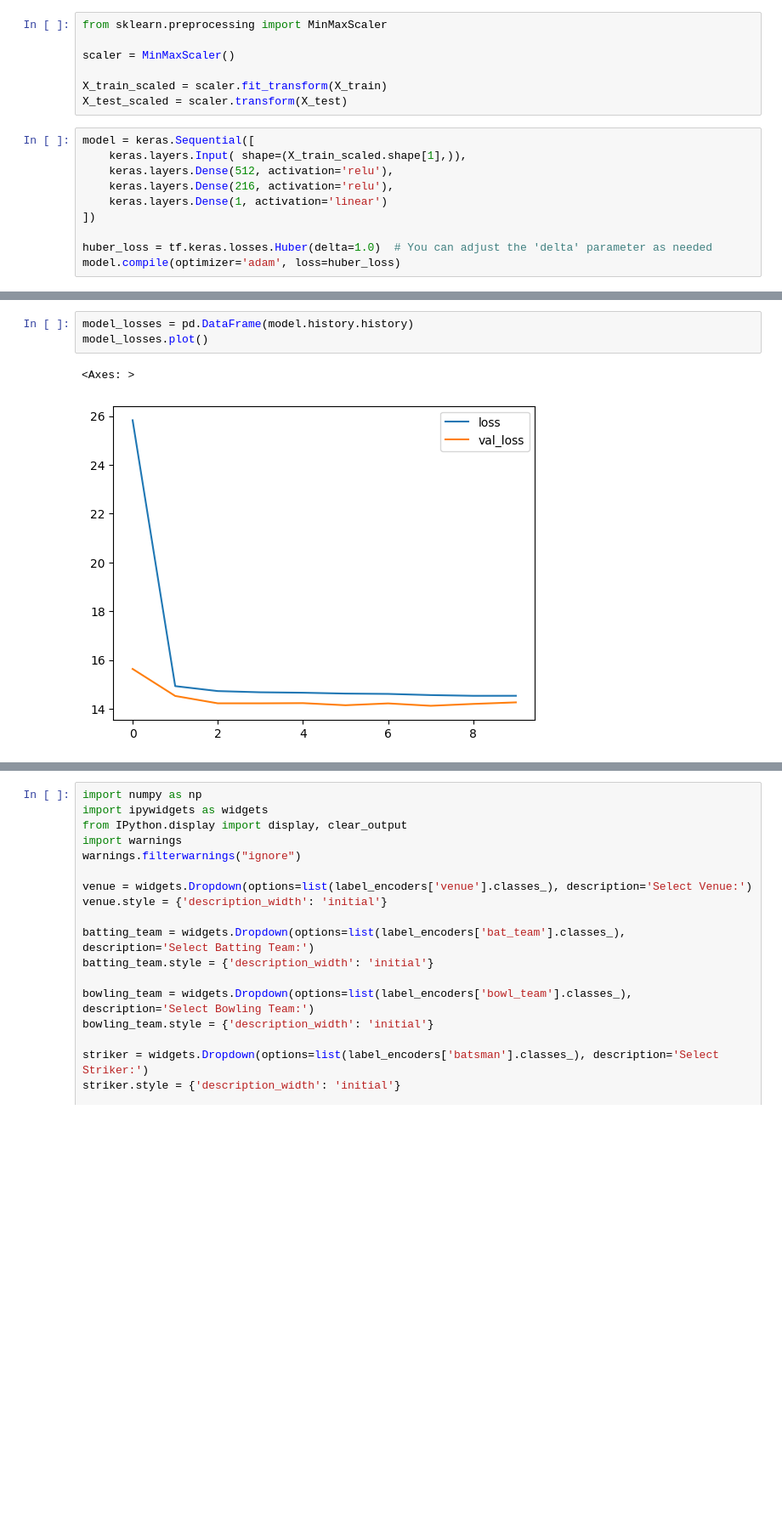
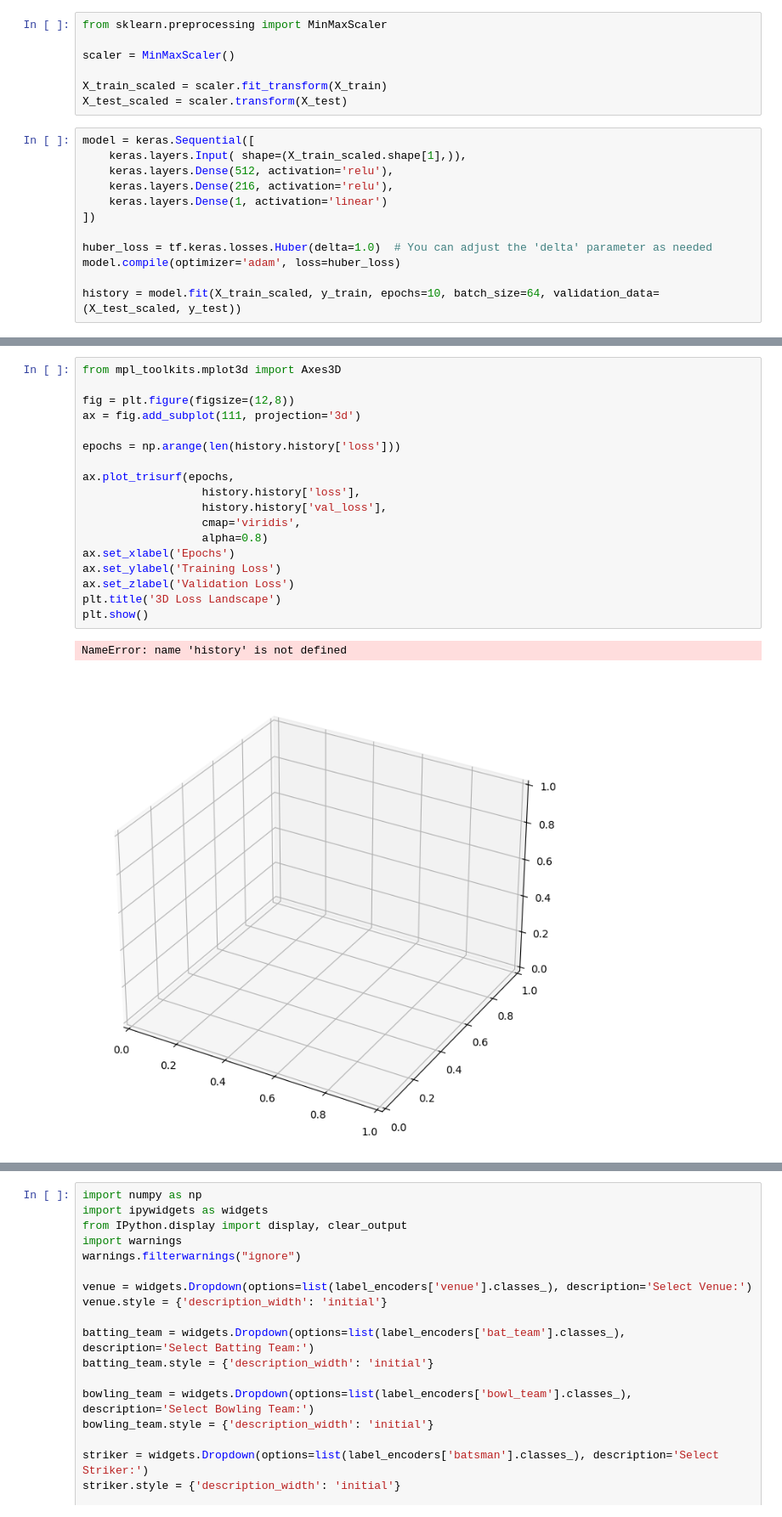
Before and after one commit to yashjagtap81/score-prediction, a Jupyter notebook: IPLScoreprediction.ipynb, the cells around one changed output, grey strips where cells are left out. Shown at 85% size. Drawn from its saved outputs; the diff is of its cells as text; blank space fills up the shorter version.

```diff
--- a/IPLScoreprediction.ipynb
+++ b/IPLScoreprediction.ipynb
@@ -94,4 +141,6 @@ model = keras.Sequential([
 
 huber_loss = tf.keras.losses.Huber(delta=1.0)  # You can adjust the 'delta' parameter as needed
 model.compile(optimizer='adam', loss=huber_loss)
+
+history = model.fit(X_train_scaled, y_train, epochs=10, batch_size=64, validation_data=(X_test_scaled, y_test))
 # %%
@@ -120,10 +159,25 @@ Epoch 10/10
 <keras.src.callbacks.history.History at 0x...>
-# %%
-model_losses = pd.DataFrame(model.history.history)
-model_losses.plot()
-# %% [output]
-<Axes: >
-[figure, removed]
+# %%
+from mpl_toolkits.mplot3d import Axes3D
+
+fig = plt.figure(figsize=(12,8))
+ax = fig.add_subplot(111, projection='3d')
+
+epochs = np.arange(len(history.history['loss']))
+
+ax.plot_trisurf(epochs,
+                  history.history['loss'],
+                  history.history['val_loss'],
+                  cmap='viridis',
+                  alpha=0.8)
+ax.set_xlabel('Epochs')
+ax.set_ylabel('Training Loss')
+ax.set_zlabel('Validation Loss')
+plt.title('3D Loss Landscape')
+plt.show()
+# %% [output]
+NameError: name 'history' is not defined
+[figure, added]
 # %%
 predictions = model.predict(X_test_scaled)
 
```
Also changed, not shown: parts of 9 cells of this notebook.
